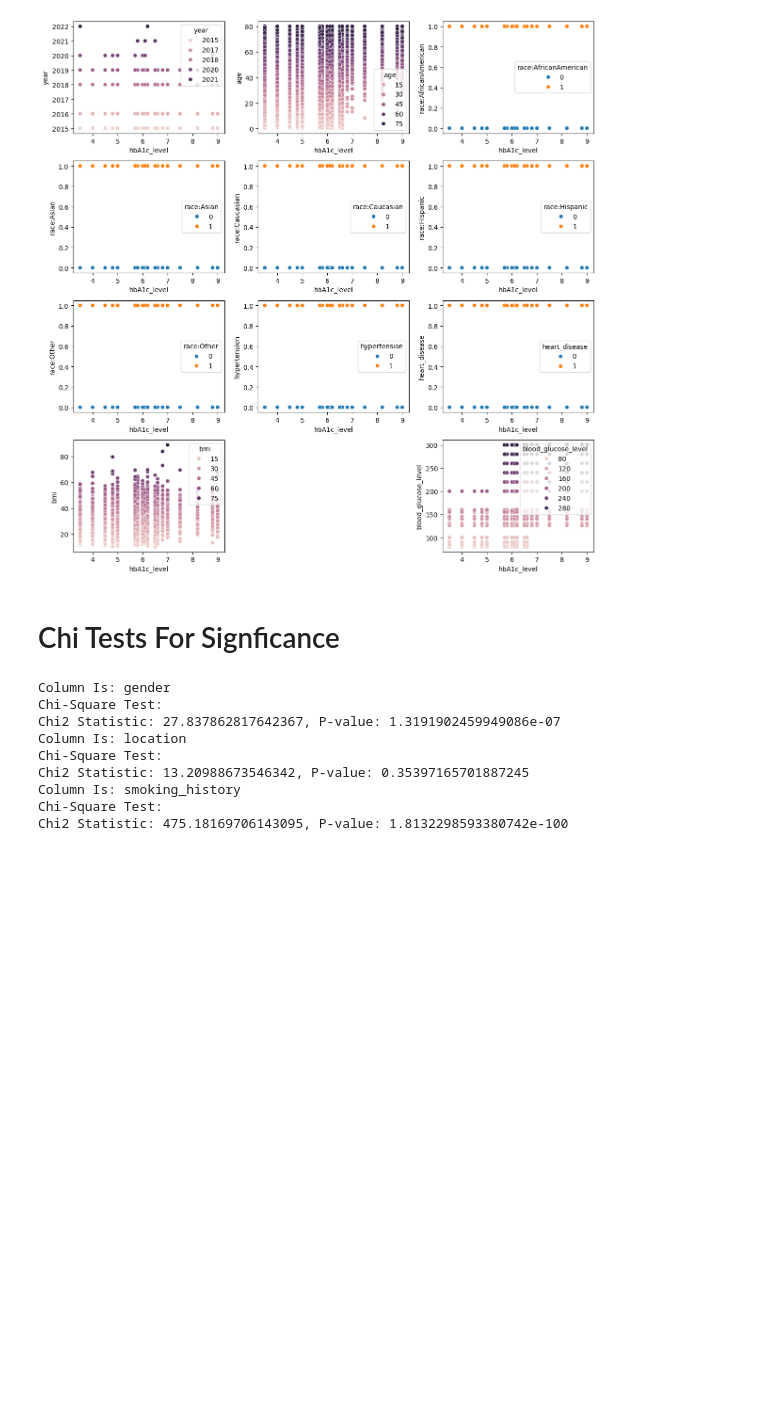
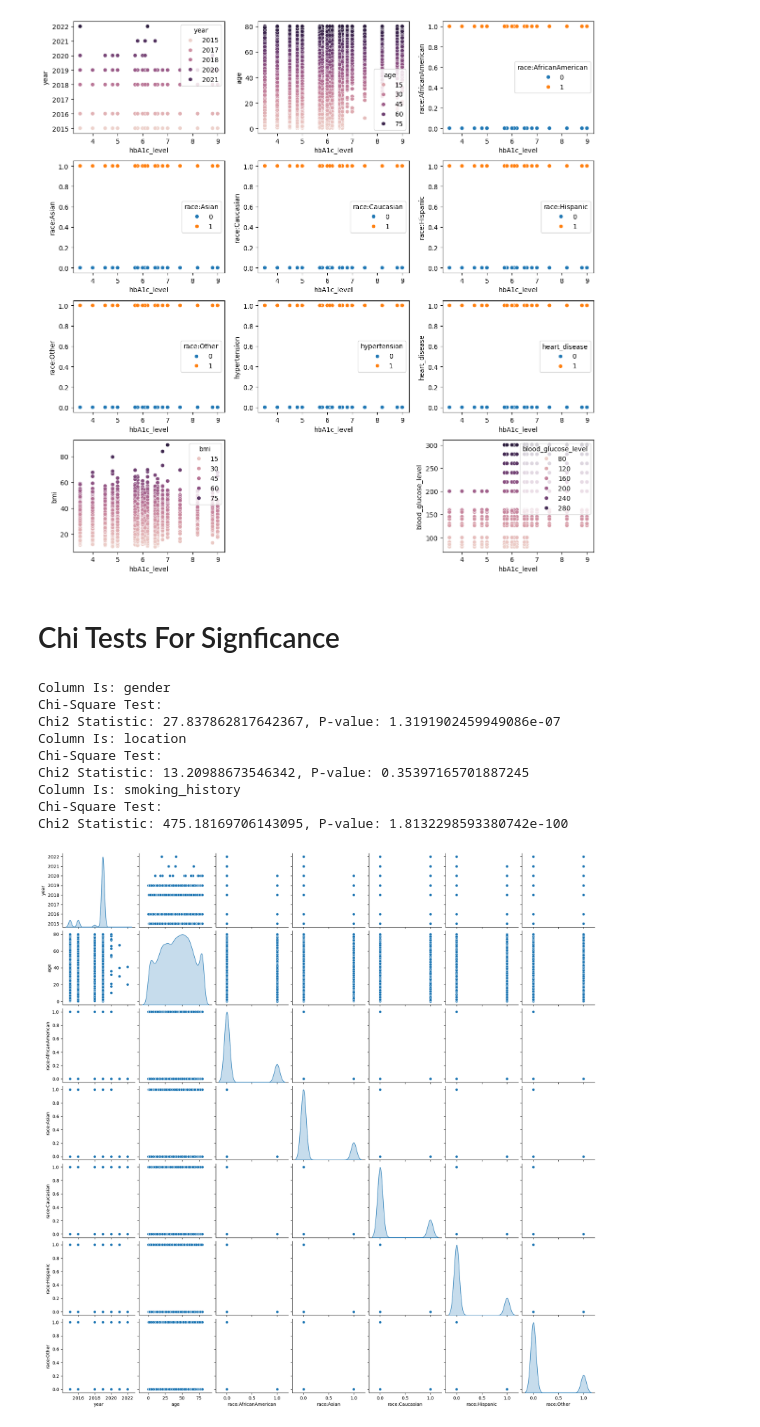
Before and after one commit to MaukanMir/Diabetes-Classification-, a Jupyter notebook: training.ipynb, the cells around one changed output. Saved outputs shown, nothing was run; the diff lists cells and outputs as text; code cells hidden in the pictures; blank space fills up the shorter version.

```diff
--- a/training.ipynb
+++ b/training.ipynb
@@ -251,3 +251,9 @@ Chi2 Statistic: 13.20988673546342, P-value: 0.35397165701887245
 Column Is: smoking_history
 Chi-Square Test:
 Chi2 Statistic: 475.18169706143095, P-value: 1.8132298593380742e-100
+# %%
+
+pair_plot = sns.pairplot(numeric_types[interested_columns[:7]] , diag_kind='kde', markers=["o", "s", "D"])
+plt.show()
+# %% [output]
+[figure, added]
```
Also changed, not shown: parts of 1 cell of this notebook.
